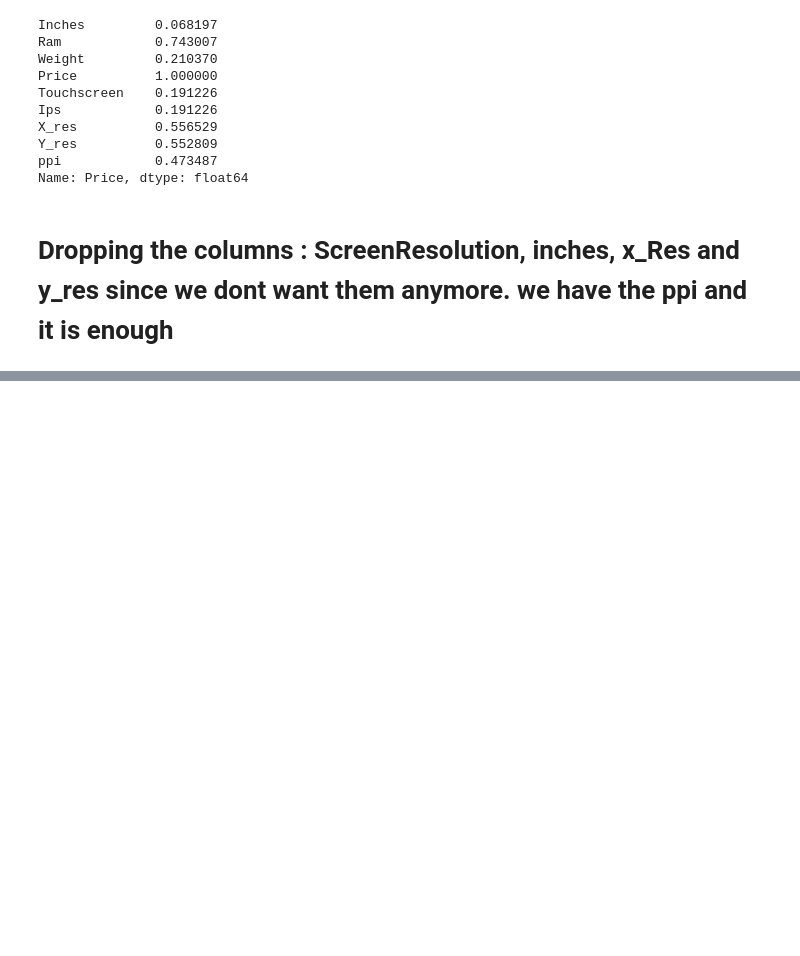
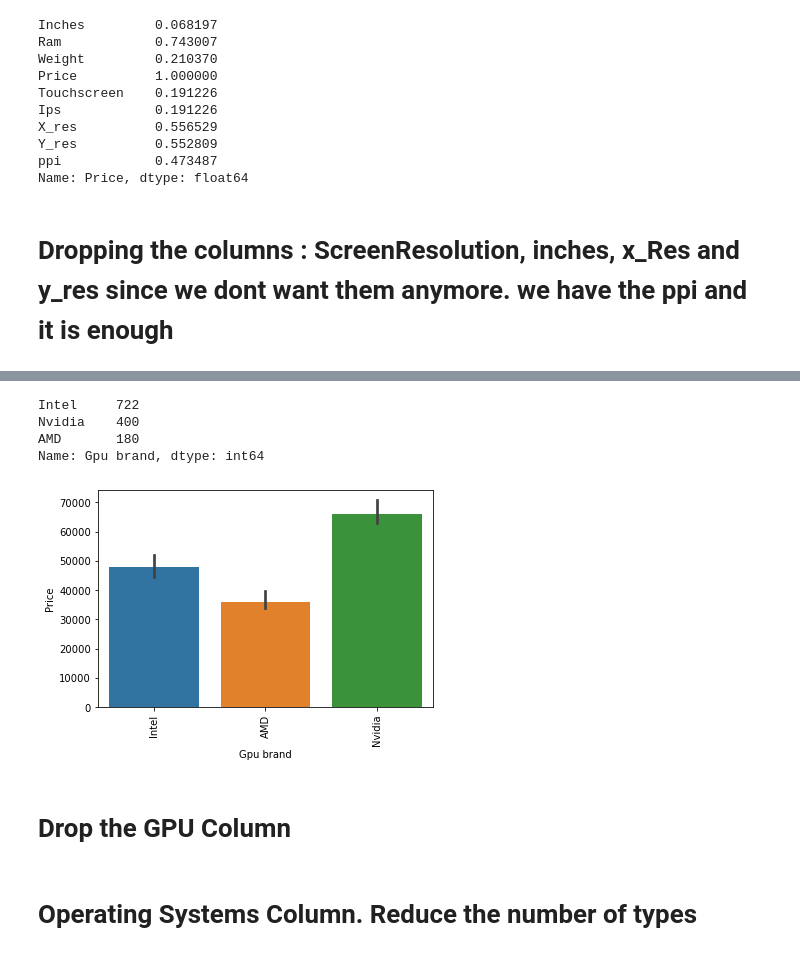
Before and after one commit to Newtanmukh/Python-projects, a Jupyter notebook: Laptop price predictor/Laptop Price Predictor.ipynb, the cells around one changed output, grey strips where cells are left out. Drawn from its saved outputs; the diff is of its cells as text; code cells hidden in the pictures; blank space fills up the shorter version.

```diff
--- a/Laptop price predictor/Laptop Price Predictor.ipynb
+++ b/Laptop price predictor/Laptop Price Predictor.ipynb
@@ -476,0 +588,2 @@ plt.show()
+# %%
+df.drop(columns=['Memory'],inplace=True)
@@ -476,0 +606,2 @@ plt.show()
+# %%
+df.drop(columns=['Ram','Flash_Storage'],inplace=True)
@@ -476,0 +610,7 @@ plt.show()
+# %%
+def gpu_brand(obj):
+    text=str(obj)
+    lists=text.split(' ')
+    return lists[0]
+
+df['Gpu brand'] = df['Gpu'].apply(gpu_brand)
@@ -476,0 +636,2 @@ plt.show()
+# %%
+df=df[df['Gpu brand']!='ARM']
@@ -476,0 +643,15 @@ plt.show()
+# %%
+df['Gpu brand'].value_counts()
+# %% [output]
+Intel     722
+Nvidia    400
+AMD       180
+Name: Gpu brand, dtype: int64
+# %%
+sns.barplot(x=df['Gpu brand'],y=df['Price'],estimator=np.median)
+plt.xticks(rotation='vertical')
+plt.show()
+# %% [output]
+[figure, added]
+# %% [markdown]
+# Drop the GPU Column
@@ -476,0 +660,2 @@ plt.show()
+# %% [markdown]
+# Operating Systems Column. Reduce the number of types
```
Also changed, not shown: parts of 65 cells of this notebook.
